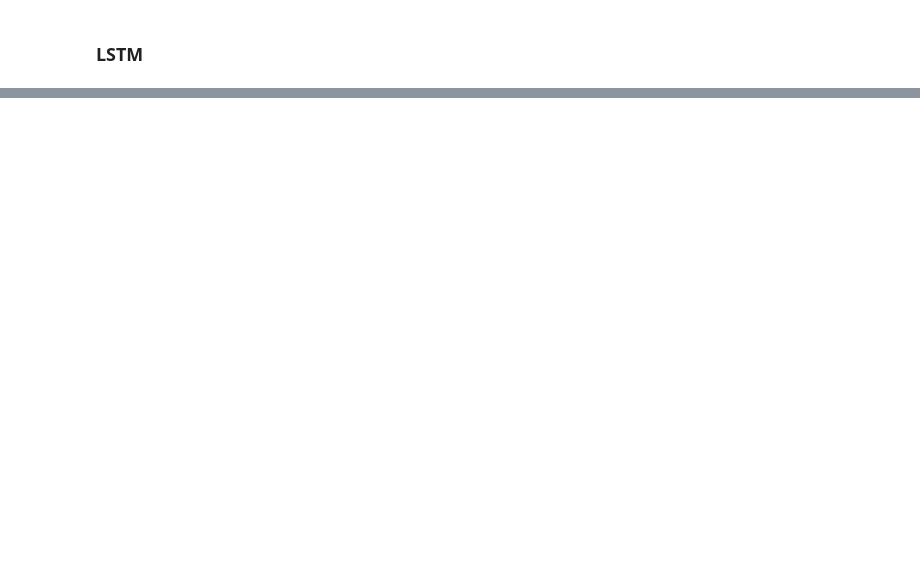
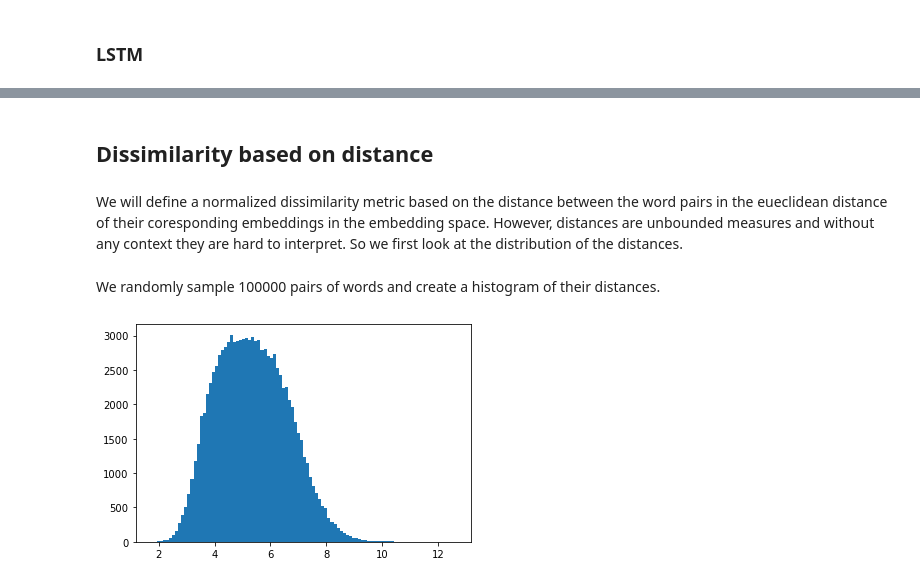
Before and after one commit to shamim-hussain/sequence_models_and_word_embeddings, a Jupyter notebook: sequence_models_and_word_embeddings.ipynb, the cells around one changed output, grey strips where cells are left out. Cells and saved outputs as stored; diff of their text form; code cells hidden in the pictures; blank space fills up the shorter version.

```diff
--- a/sequence_models_and_word_embeddings.ipynb
+++ b/sequence_models_and_word_embeddings.ipynb
@@ -348,0 +435,19 @@ scores
+# %%
+import os
+
+embedding_dim = 100
+
+embedding_file_path = f'glove.6B.{embedding_dim}d.txt'
+
+if not os.path.exists(embedding_file_path):
+    !wget http://nlp.stanford.edu/data/glove.6B.zip
+    !unzip -q glove.6B.zip
+
+embeddings_index = {}
+with open(embedding_file_path, 'r', encoding="utf-8") as f:
+    for line in tqdm(f):
+        word, coefs = line.split(maxsplit=1)
+        coefs = np.fromstring(coefs, "f", sep=" ")
+        embeddings_index[word] = coefs
+
+print("\nFound %s word vectors." % len(embeddings_index))
@@ -348,0 +508,15 @@ scores
+# %% [markdown]
+## Dissimilarity based on distance
+# %% [markdown]
+We will define a normalized dissimilarity metric based on the distance between the word pairs in the eueclidean distance of their coresponding embeddings in the embedding space. However, distances are unbounded measures and without any context they are hard to interpret. So we first look at the distribution of the distances.
+# %% [markdown]
+We randomly sample 100000 pairs of words and create a histogram of their distances.
+# %%
+words = np.array(list(embeddings_index.keys()))
+random_pairs = np.random.randint(low=0,high=len(words),size=(100000,2),dtype=int)
+sampled_distances = np.array(list(np.linalg.norm(embeddings_index[words[i1]]-embeddings_index[words[i2]])
+                            for i1, i2 in random_pairs))
+# %%
+_=plt.hist(sampled_distances,bins=100)
+# %% [output]
+[figure, added]
```
Also changed, not shown: parts of 41 cells of this notebook.
